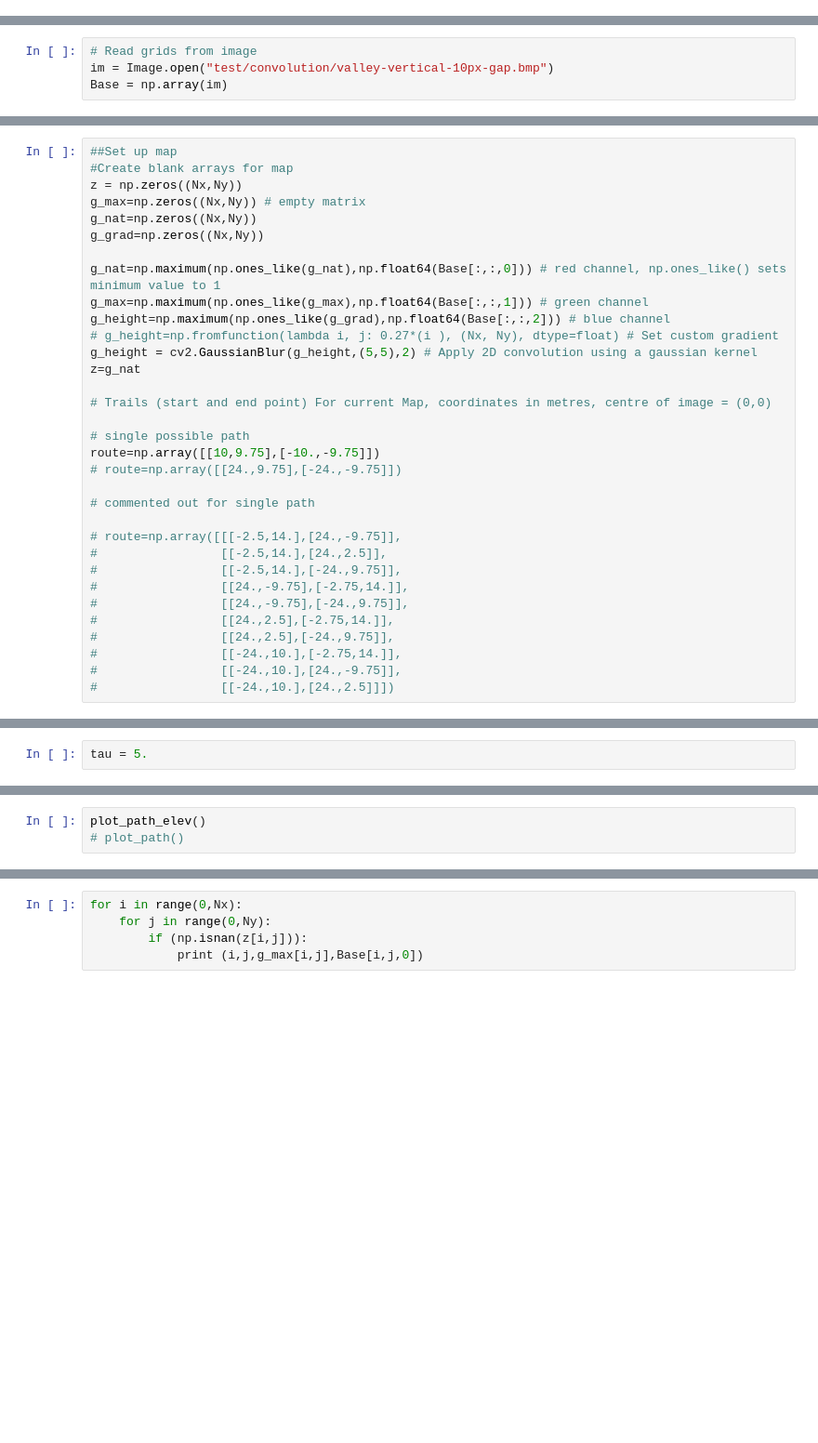
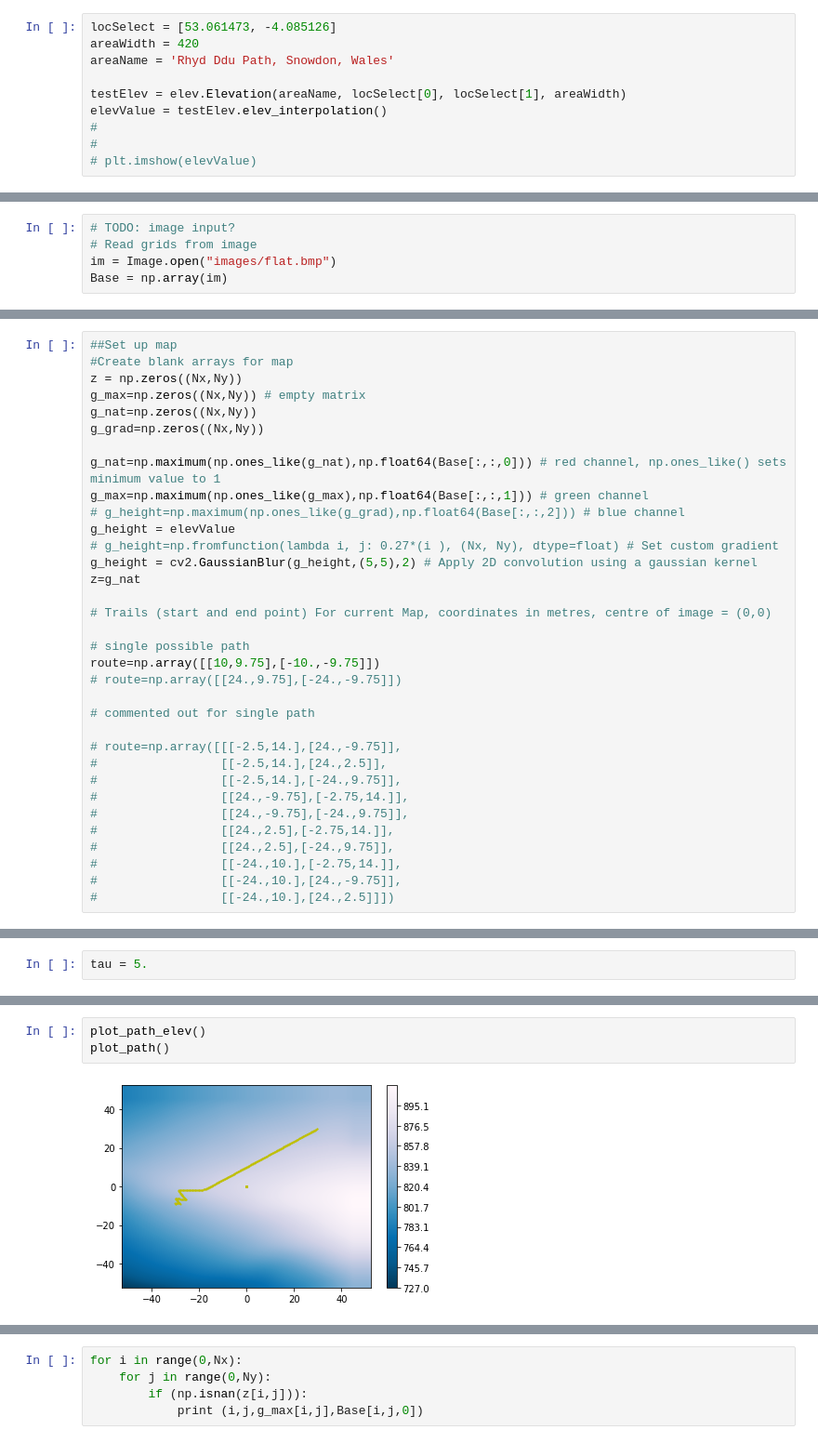
Before and after one commit to Misiek957/ActiveWalkerModelSimulation, a Jupyter notebook: ActiveWalkerModel.ipynb, the cells around one changed output, grey strips where cells are left out. Shown at 93% size. Drawn from its saved outputs; the diff is of its cells as text; blank space fills up the shorter version.

Commit message:
Integrated Model
Elevation input working in conjunction with the active walker model and the persistence of movement

```diff
--- a/ActiveWalkerModel.ipynb
+++ b/ActiveWalkerModel.ipynb
@@ -29,0 +19,10 @@ request skipped
+# %%
+locSelect = [53.061473, -4.085126]
+areaWidth = 420
+areaName = 'Rhyd Ddu Path, Snowdon, Wales'
+
+testElev = elev.Elevation(areaName, locSelect[0], locSelect[1], areaWidth)
+elevValue = testElev.elev_interpolation()
+#
+#
+# plt.imshow(elevValue)
@@ -30,6 +37,7 @@ request skipped
 # %%
+# TODO: image input?
 # Read grids from image
-im = Image.open("test/convolution/valley-vertical-10px-gap.bmp")
+im = Image.open("images/flat.bmp")
 Base = np.array(im)
 # %%
 # Define internal quantities and variables
@@ -142,7 +148,8 @@ g_grad=np.zeros((Nx,Ny))
 
 g_nat=np.maximum(np.ones_like(g_nat),np.float64(Base[:,:,0])) # red channel, np.ones_like() sets minimum value to 1
 g_max=np.maximum(np.ones_like(g_max),np.float64(Base[:,:,1])) # green channel
-g_height=np.maximum(np.ones_like(g_grad),np.float64(Base[:,:,2])) # blue channel
+# g_height=np.maximum(np.ones_like(g_grad),np.float64(Base[:,:,2])) # blue channel
+g_height = elevValue
 # g_height=np.fromfunction(lambda i, j: 0.27*(i ), (Nx, Ny), dtype=float) # Set custom gradient
 g_height = cv2.GaussianBlur(g_height,(5,5),2) # Apply 2D convolution using a gaussian kernel
 z=g_nat
@@ -378,3 +408,5 @@ print("end")
 # %%
 plot_path_elev()
-# plot_path()
+plot_path()
+# %% [output]
+[figure, added]
```
Also changed, not shown: parts of 15 cells of this notebook.
